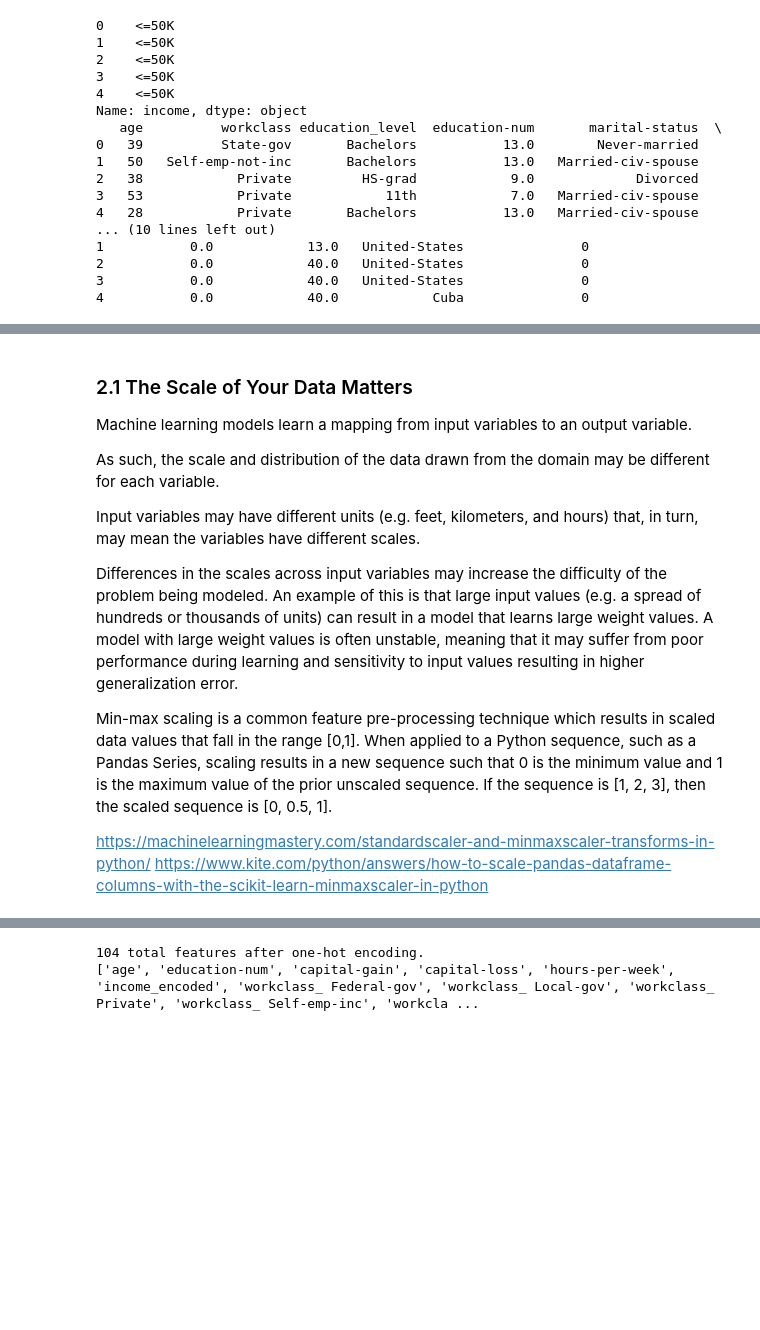
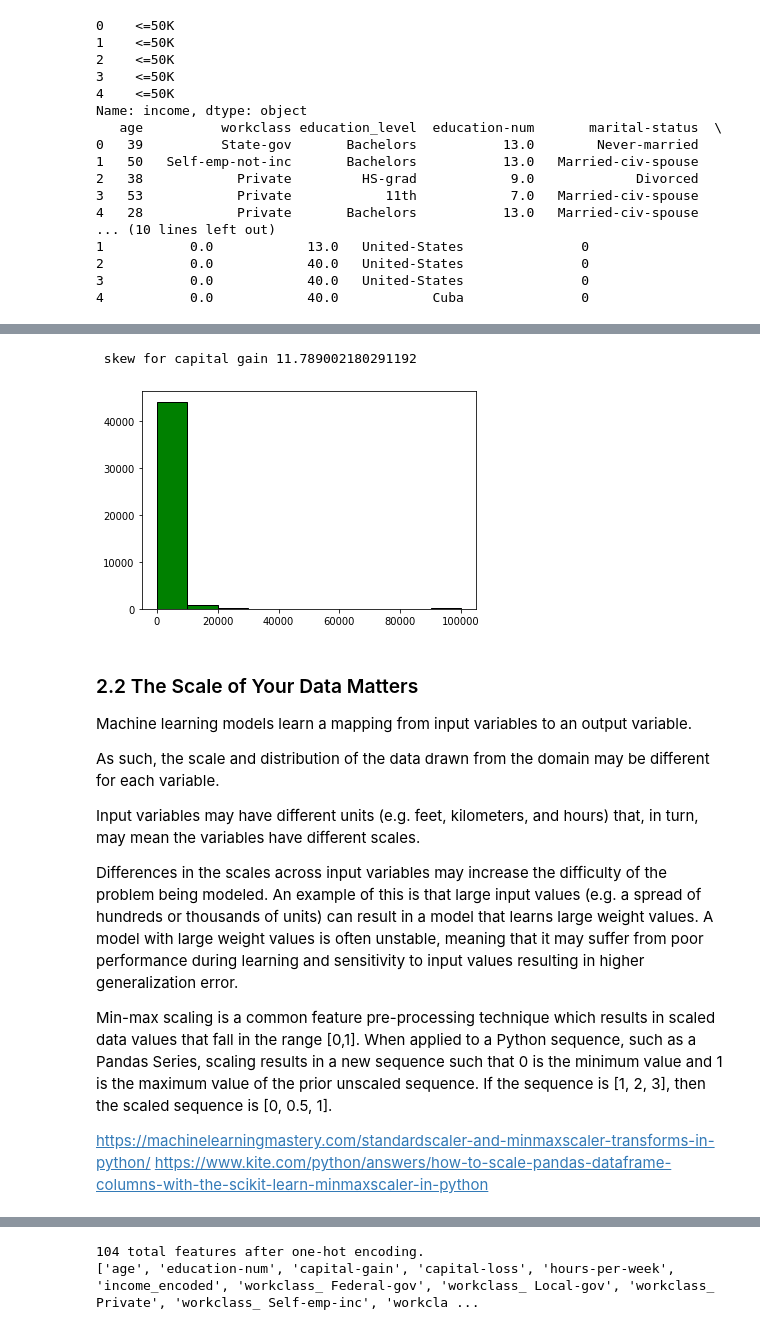
Before and after one commit to BrittaEnte/calculator-, a Jupyter notebook: finding-donors-for-charity-udacity.ipynb, the cells around one changed output, grey strips where cells are left out. Drawn from its saved outputs; the diff is of its cells as text; code cells hidden in the pictures; blank space fills up the shorter version.

```diff
--- a/finding-donors-for-charity-udacity.ipynb
+++ b/finding-donors-for-charity-udacity.ipynb
@@ -299,0 +308,6 @@ Name: income, dtype: object
+# %%
+plt.hist(df['capital-gain'], color = 'green', edgecolor = 'black')
+print (f' skew for capital gain {df["capital-gain"].skew()}')
+# %% [output]
+ skew for capital gain 11.789002180291192
+[figure, added]
@@ -300,5 +320,5 @@ Name: income, dtype: object
 # %% [markdown]
-### 2.1 The Scale of Your Data Matters
+### 2.2 The Scale of Your Data Matters
 Machine learning models learn a mapping from input variables to an output variable.
 
 As such, the scale and distribution of the data drawn from the domain may be different for each variable.
```
Also changed, not shown: parts of 6 cells of this notebook.
